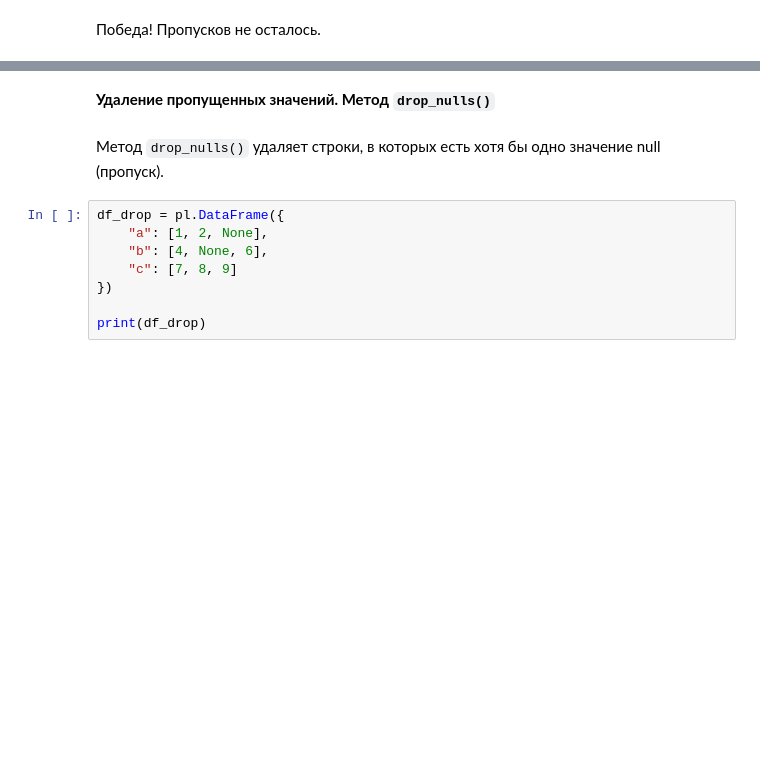
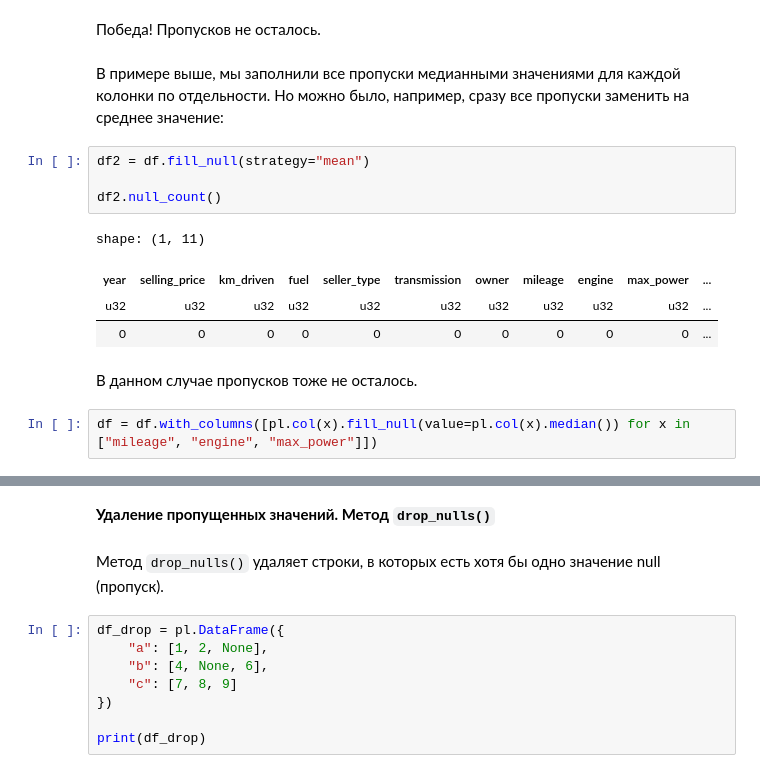
Before and after one commit to m-ardat/Library_Polars, a Jupyter notebook: DataCleaning.ipynb, the cells around one changed output, grey strips where cells are left out. Saved outputs shown, nothing was run; the diff lists cells and outputs as text; blank space fills up the shorter version.

```diff
--- a/DataCleaning.ipynb
+++ b/DataCleaning.ipynb
@@ -253,3 +297,18 @@ shape: (1, 12)
 | 0 | 0 | 0 | 0 | 0 | 0 | 0 | 0 | 0 | 0 | ... |
 # %% [markdown]
 Победа! Пропусков не осталось.
+# %% [markdown]
+В примере выше, мы заполнили все пропуски медианными значениями для каждой колонки по отдельности. Но можно было, например, сразу все пропуски заменить на среднее значение:
+# %%
+df2 = df.fill_null(strategy="mean")
+
+df2.null_count()
+# %% [output]
+shape: (1, 11)
+| year | selling_price | km_driven | fuel | seller_type | transmission | owner | mileage | engine | max_power | ... |
+| u32 | u32 | u32 | u32 | u32 | u32 | u32 | u32 | u32 | u32 | ... |
+| 0 | 0 | 0 | 0 | 0 | 0 | 0 | 0 | 0 | 0 | ... |
+# %% [markdown]
+В данном случае пропусков тоже не осталось.
+# %%
+df = df.with_columns([pl.col(x).fill_null(value=pl.col(x).median()) for x in ["mileage", "engine", "max_power"]])
```
Also changed, not shown: parts of 50 cells of this notebook.
